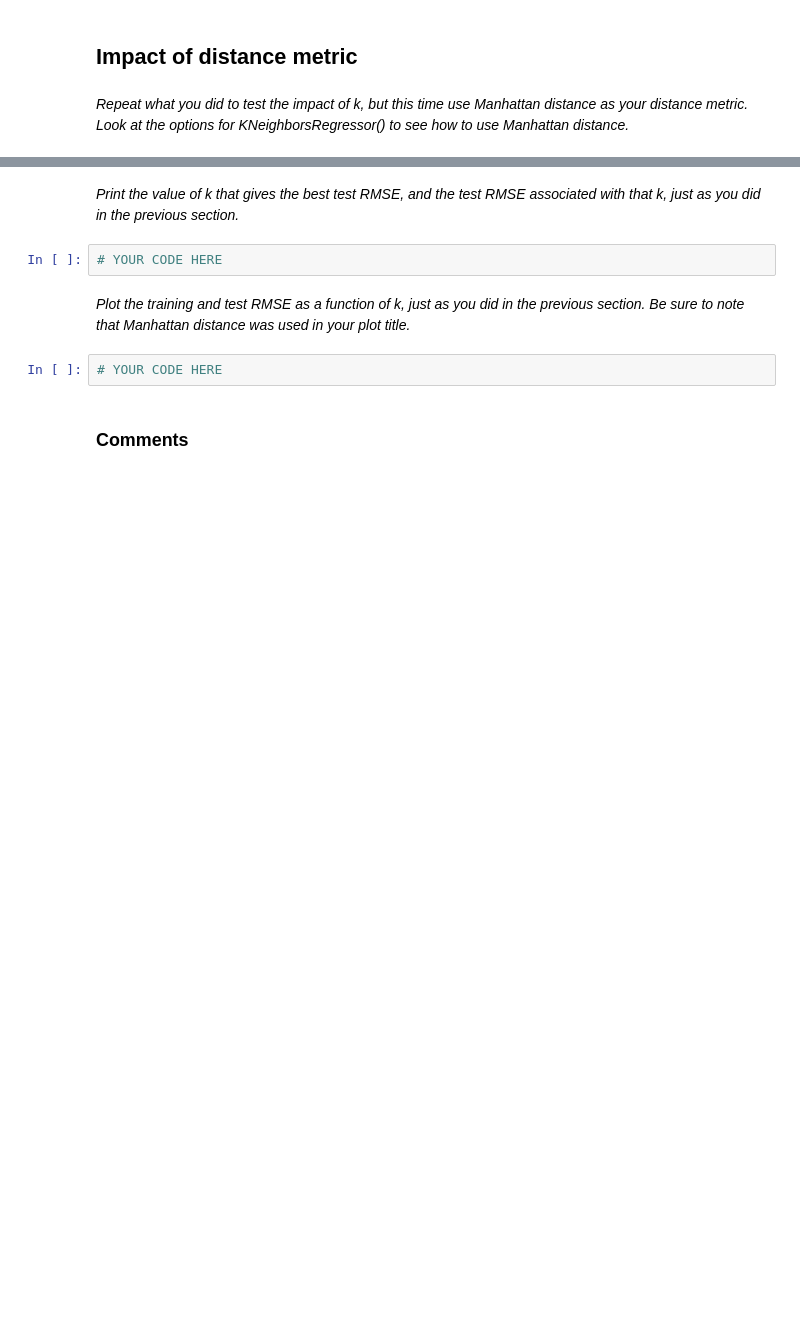
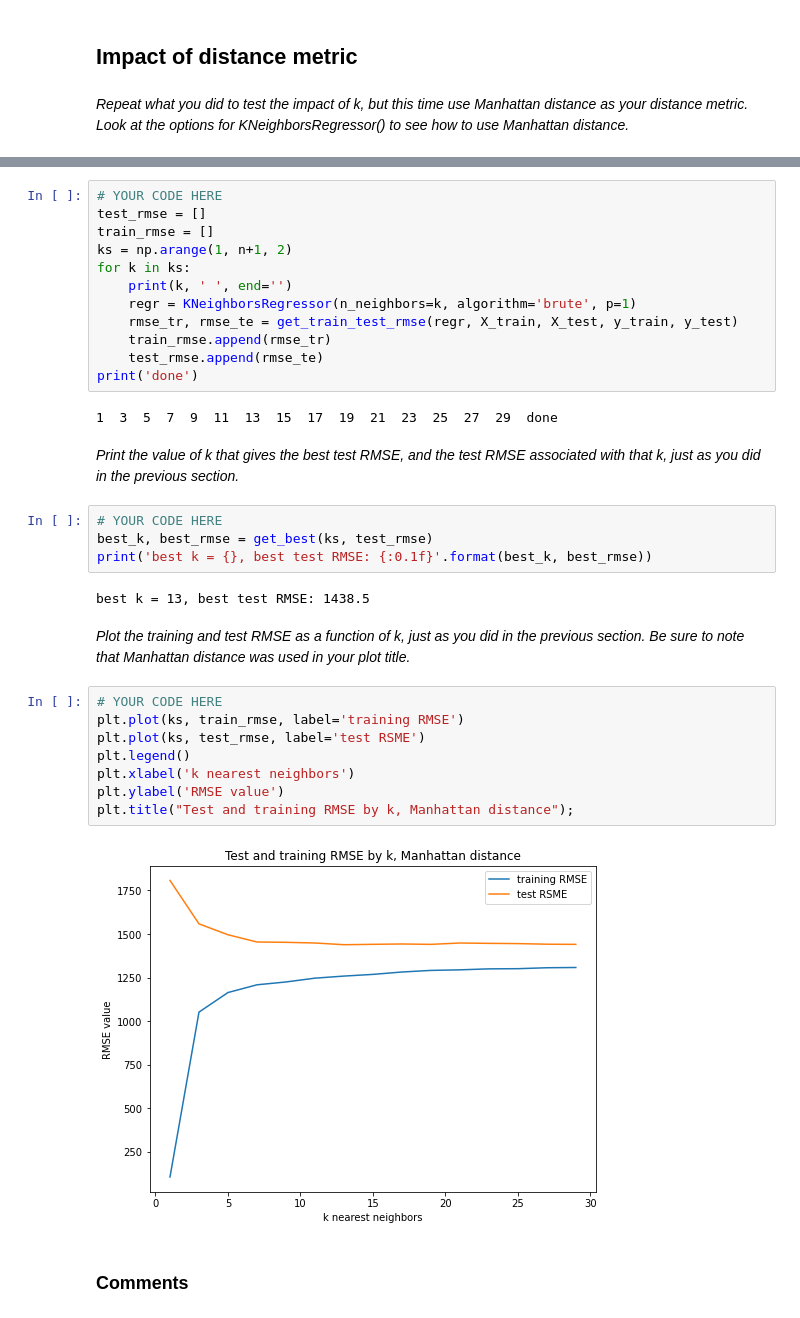
Before and after one commit to lomcaitlin/cst383_s21, a Jupyter notebook: hw8/knn-experiments.ipynb, the cells around one changed output, grey strips where cells are left out. Cells and saved outputs as stored; diff of their text form; blank space fills up the shorter version.

```diff
--- a/hw8/knn-experiments.ipynb
+++ b/hw8/knn-experiments.ipynb
@@ -153,11 +217,37 @@ _Repeat what you did to test the impact of k, but this time use Manhattan distan
+# %%
+# YOUR CODE HERE
+test_rmse = []
+train_rmse = []
+ks = np.arange(1, n+1, 2)
+for k in ks:
+    print(k, ' ', end='')
+    regr = KNeighborsRegressor(n_neighbors=k, algorithm='brute', p=1)
+    rmse_tr, rmse_te = get_train_test_rmse(regr, X_train, X_test, y_train, y_test)
+    train_rmse.append(rmse_tr)
+    test_rmse.append(rmse_te)
+print('done')
+# %% [output]
+1  3  5  7  9  11  13  15  17  19  21  23  25  27  29  done
 # %% [markdown]
 _Print the value of k that gives the best test RMSE, and the test RMSE associated with that k, just as you did in the previous section._
-# %%
-# YOUR CODE HERE
+# %%
+# YOUR CODE HERE
+best_k, best_rmse = get_best(ks, test_rmse)
+print('best k = {}, best test RMSE: {:0.1f}'.format(best_k, best_rmse))
+# %% [output]
+best k = 13, best test RMSE: 1438.5
 # %% [markdown]
 _Plot the training and test RMSE as a function of k, just as you did in the previous section.  Be sure to note that Manhattan distance was used in your plot title._
-# %%
-# YOUR CODE HERE
+# %%
+# YOUR CODE HERE
+plt.plot(ks, train_rmse, label='training RMSE')
+plt.plot(ks, test_rmse, label='test RSME')
+plt.legend()
+plt.xlabel('k nearest neighbors')
+plt.ylabel('RMSE value')
+plt.title("Test and training RMSE by k, Manhattan distance");
+# %% [output]
+[figure, added]
 # %% [markdown]
 ### Comments
 # %% [markdown]
```
Also changed, not shown: parts of 33 cells of this notebook, 13 other files.
